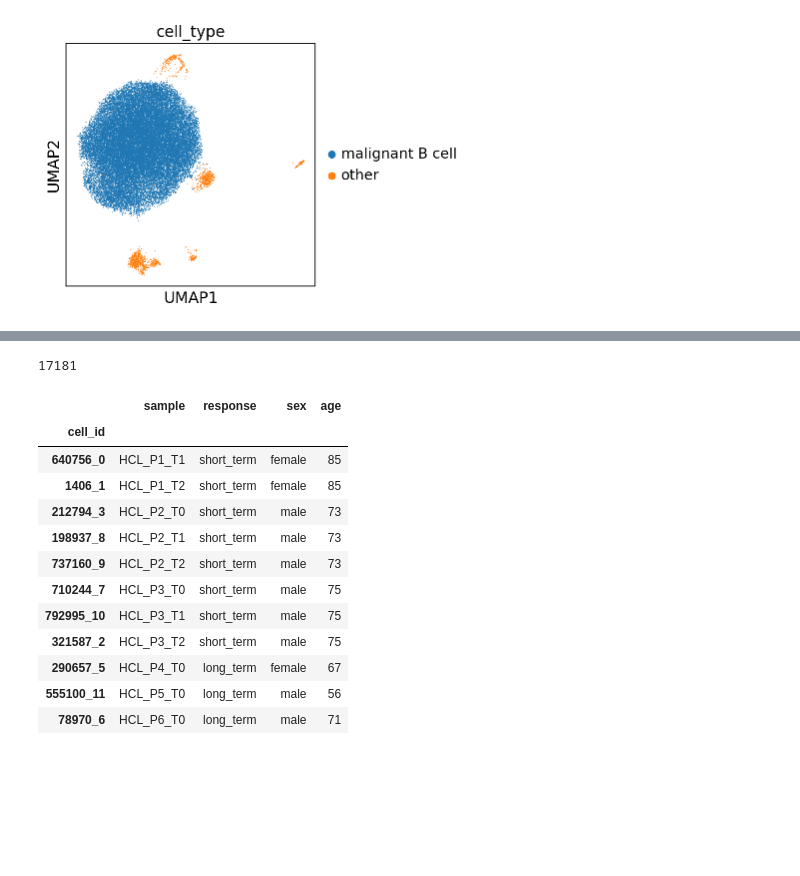
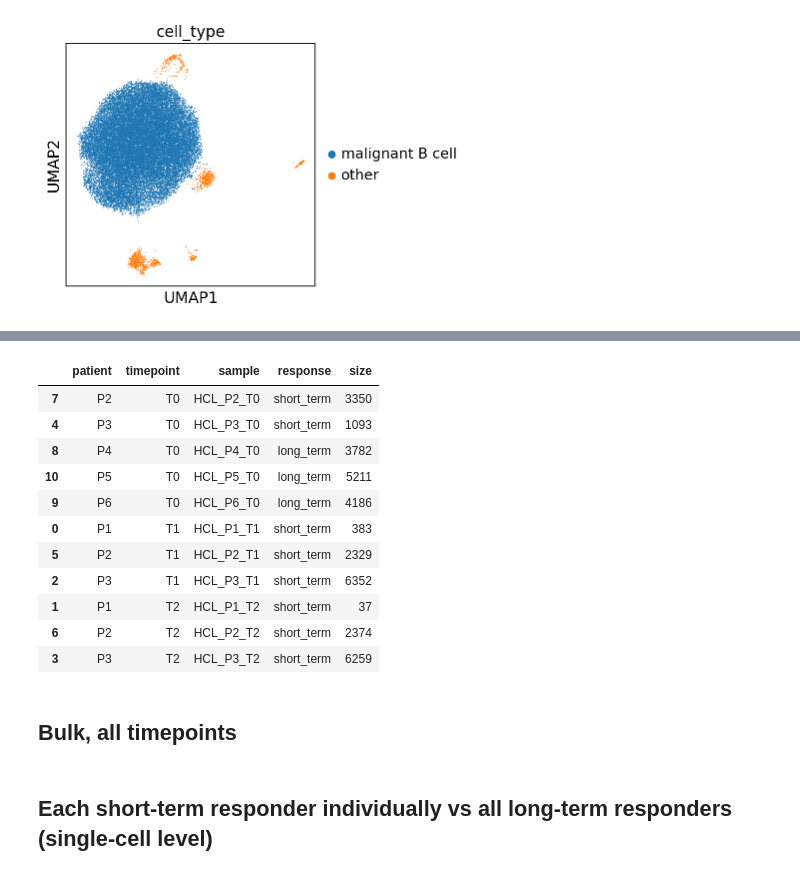
Before and after one commit to icbi-lab/hcl_atlas, a Jupyter notebook: analyses/40_de_analysis/10_make_pseudobulk.ipynb, the cells around one changed output, grey strips where cells are left out. Drawn from its saved outputs; the diff is of its cells as text; code cells hidden in the pictures; blank space fills up the shorter version.

Commit message:
DE analysis of all patients individually.

```diff
--- a/analyses/40_de_analysis/10_make_pseudobulk.ipynb
+++ b/analyses/40_de_analysis/10_make_pseudobulk.ipynb
@@ -83,21 +45,0 @@ bulk_df.loc[bulk_df["gene_id"].str.startswith("AC"), :]
-# %%
-bulk_df["gene_id"].unique().size
-# %% [output]
-17181
-# %%
-deseq_sample_sheet = adata.obs.loc[:, ["sample", "response", "sex", "age"]].sort_values("sample").drop_duplicates()
-deseq_sample_sheet
-# %% [output]
-|  | sample | response | sex | age |
-| cell_id |  |  |  |  |
-| 640756_0 | HCL_P1_T1 | short_term | female | 85 |
-| 1406_1 | HCL_P1_T2 | short_term | female | 85 |
-| 212794_3 | HCL_P2_T0 | short_term | male | 73 |
-| 198937_8 | HCL_P2_T1 | short_term | male | 73 |
-| 737160_9 | HCL_P2_T2 | short_term | male | 73 |
-| 710244_7 | HCL_P3_T0 | short_term | male | 75 |
-| 792995_10 | HCL_P3_T1 | short_term | male | 75 |
-| 321587_2 | HCL_P3_T2 | short_term | male | 75 |
-| 290657_5 | HCL_P4_T0 | long_term | female | 67 |
-| 555100_11 | HCL_P5_T0 | long_term | male | 56 |
-| 78970_6 | HCL_P6_T0 | long_term | male | 71 |
@@ -106,0 +46,19 @@ bulk_df.to_csv("../../data/40_de_analysis/bulk_df.tsv",sep="\t", index=False)
+# %%
+adata.obs.groupby(
+    ["patient", "timepoint", "sample", "response"], observed=True
+).size().reset_index(name="size").sort_values(["timepoint", "patient"])
+# %% [output]
+|  | patient | timepoint | sample | response | size |
+| 7 | P2 | T0 | HCL_P2_T0 | short_term | 3350 |
+| 4 | P3 | T0 | HCL_P3_T0 | short_term | 1093 |
+| 8 | P4 | T0 | HCL_P4_T0 | long_term | 3782 |
+| 10 | P5 | T0 | HCL_P5_T0 | long_term | 5211 |
+| 9 | P6 | T0 | HCL_P6_T0 | long_term | 4186 |
+| 0 | P1 | T1 | HCL_P1_T1 | short_term | 383 |
+| 5 | P2 | T1 | HCL_P2_T1 | short_term | 2329 |
+| 2 | P3 | T1 | HCL_P3_T1 | short_term | 6352 |
+| 1 | P1 | T2 | HCL_P1_T2 | short_term | 37 |
+| 6 | P2 | T2 | HCL_P2_T2 | short_term | 2374 |
+| 3 | P3 | T2 | HCL_P3_T2 | short_term | 6259 |
+# %% [markdown]
+## Bulk, all timepoints
@@ -106,0 +102,2 @@ bulk_df.to_csv("../../data/40_de_analysis/bulk_df.tsv",sep="\t", index=False)
+# %% [markdown]
+## Each short-term responder individually vs all long-term responders (single-cell level)
```
Also changed, not shown: parts of 14 cells of this notebook, 3 other files.
